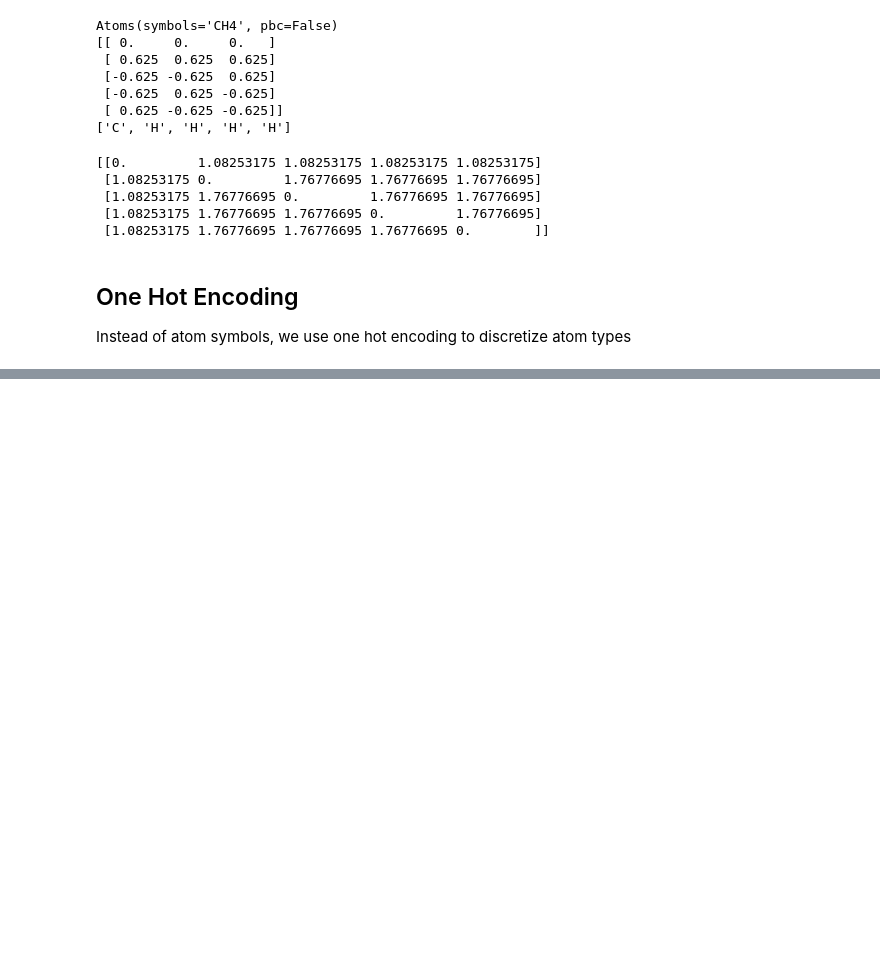
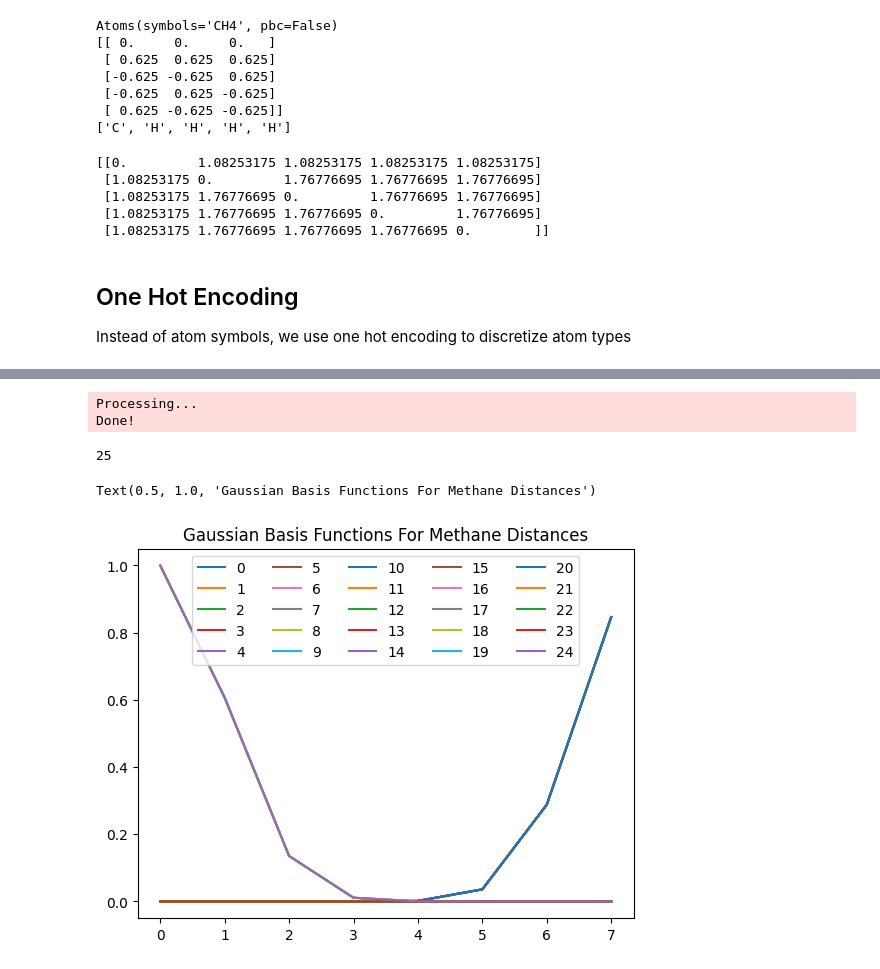
Before and after one commit to pablo-unzueta/sd-playground, a Jupyter notebook: nbs/00_AtomsToGraph.ipynb, the cells around one changed output, grey strips where cells are left out. Cells and saved outputs as stored; diff of their text form; code cells hidden in the pictures; blank space fills up the shorter version.

Commit message:
added in-house dataset

```diff
--- a/nbs/00_AtomsToGraph.ipynb
+++ b/nbs/00_AtomsToGraph.ipynb
@@ -53,14 +59,20 @@ print(atoms.get_all_distances())
  [1.08253175 1.76776695 1.76776695 1.76776695 0.        ]]
 # %%
 #| export
-def generate_onehot_features(symbols: list # atom symbols
-                             ) -> np.ndarray: # [M, N] where M is the number of atoms, and N is the number of unique atom symbols
-    """Generate one-hot features for a list of atom symbols.
+class OneHotAtomSymbols:
     """
-    symbols = np.array(symbols).reshape(-1, 1) # Convert List to 2D array with N rows and 1 column
-    enc = OneHotEncoder(sparse_output=False)
-    enc.fit(symbols) # Creates one-hot encoder with N rows and M unique elments for the columns
-    return enc.transform(symbols)
+    Generate one-hot features for a list of atom symbols.
+    """
+    def __init__(self, symbols: list, # atom symbols
+                 ) -> np.ndarray: # [M, N] where M is the number of atoms, and N is the number of unique atom symbols
+        symbols = np.array(symbols).reshape(-1, 1) # Convert List to 2D array with N rows and 1 column
+        enc = OneHotEncoder(sparse_output=False)
+        self.enc = enc.fit(symbols) # Creates one-hot encoder with N rows and M unique elments for the columns
+
+    def __call__(self,
+                 symbols: list
+                 ) -> np.ndarray:
+        return self.enc.transform(np.array(symbols).reshape(-1, 1))
 # %% [markdown]
 ## One Hot Encoding
 
@@ -76,4 +89,8 @@ array([[1., 0.],
 # %%
 #| hide
 methane_onehot = np.array([[1., 0.], [0., 1.], [0., 1.], [0., 1.], [0., 1.]])
-test_eq(generate_onehot_features(atom_symbols), methane_onehot)
+one_hot_features = OneHotAtomSymbols(atom_symbols)
+test_eq(one_hot_features(atom_symbols), methane_onehot)
+# %%
+#| hide
+read_atoms = [read_atoms, read_atoms]
@@ -80,3 +169,21 @@ test_eq(generate_onehot_features(atom_symbols), methane_onehot)
+# %%
+dataset = ScoreDynamicsDataset(root="../data_path")
+# %% [output]
+Processing...
+Done!
+# %%
+dataset[0].edge_attr.shape[0]
+# %% [output]
+25
+# %%
+fig, ax = plt.subplots()
+for i in range(dataset[0].edge_attr.shape[0]):
+    ax.plot(dataset[0].edge_attr[i,:].numpy(), label=f"{i}")
+ax.legend(ncol=5)
+ax.set_title("Gaussian Basis Functions For Methane Distances")
+# %% [output]
+Text(0.5, 1.0, 'Gaussian Basis Functions For Methane Distances')
+[figure, added]
 # %%
 #| hide
 import nbdev; nbdev.nbdev_export()
```
Also changed, not shown: parts of 7 cells of this notebook, 10 other files.
